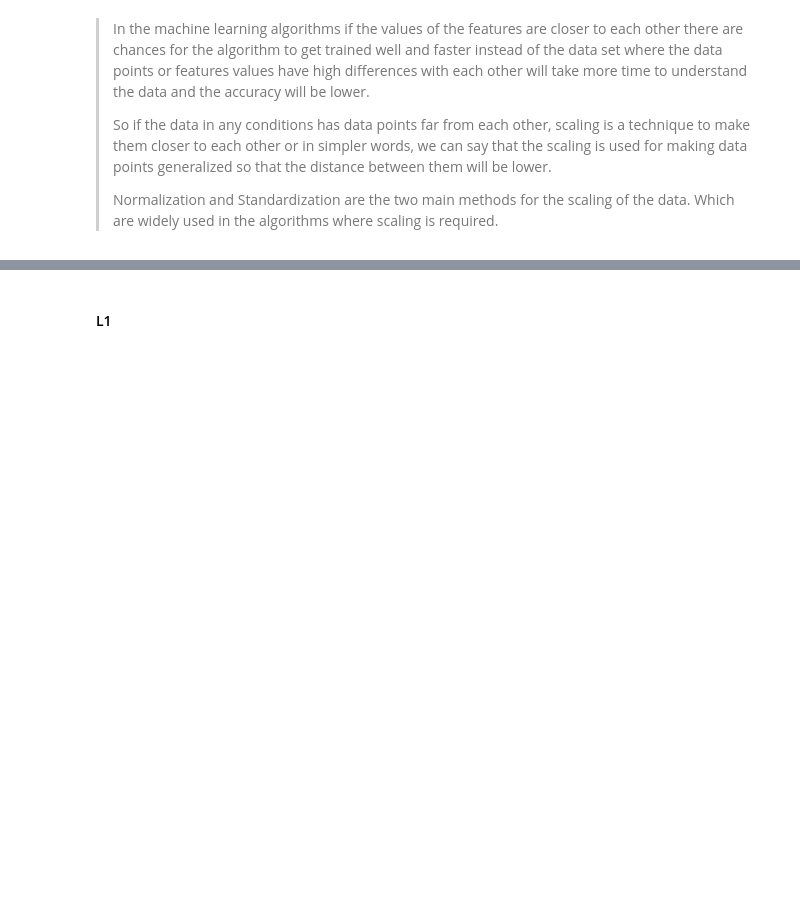
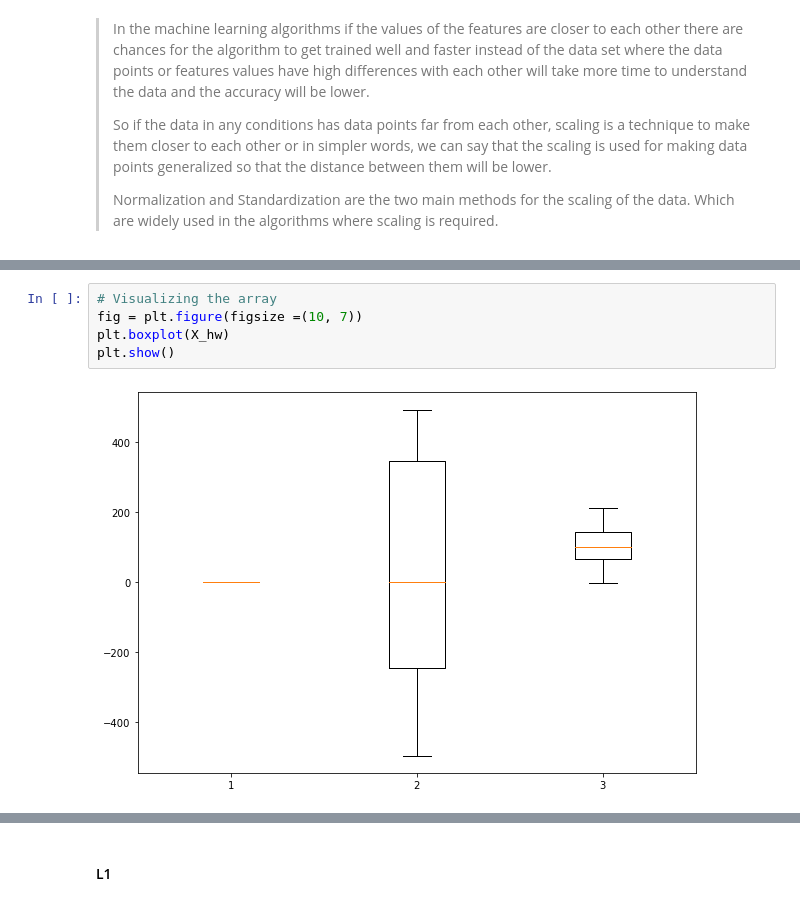
Before and after one commit to kastrubait/ml-intro-2022Q1, a Jupyter notebook: task-4_overfitting_regularization.ipynb, the cells around one changed output, grey strips where cells are left out. Drawn from its saved outputs; the diff is of its cells as text; blank space fills up the shorter version.

```diff
--- a/task-4_overfitting_regularization.ipynb
+++ b/task-4_overfitting_regularization.ipynb
@@ -750,0 +774,7 @@ from sklearn.preprocessing import MinMaxScaler
+# %%
+# Visualizing the array
+fig = plt.figure(figsize =(10, 7))
+plt.boxplot(X_hw)
+plt.show()
+# %% [output]
+[figure, added]
```
Also changed, not shown: parts of 10 cells of this notebook.
